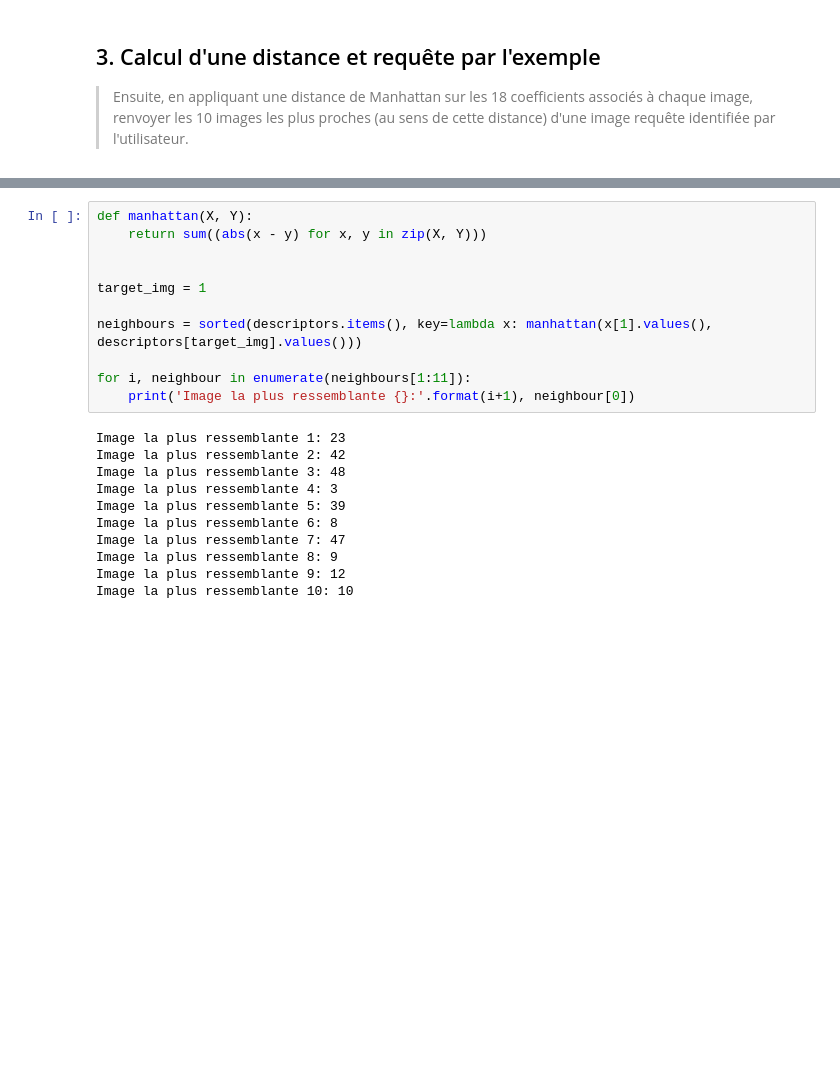
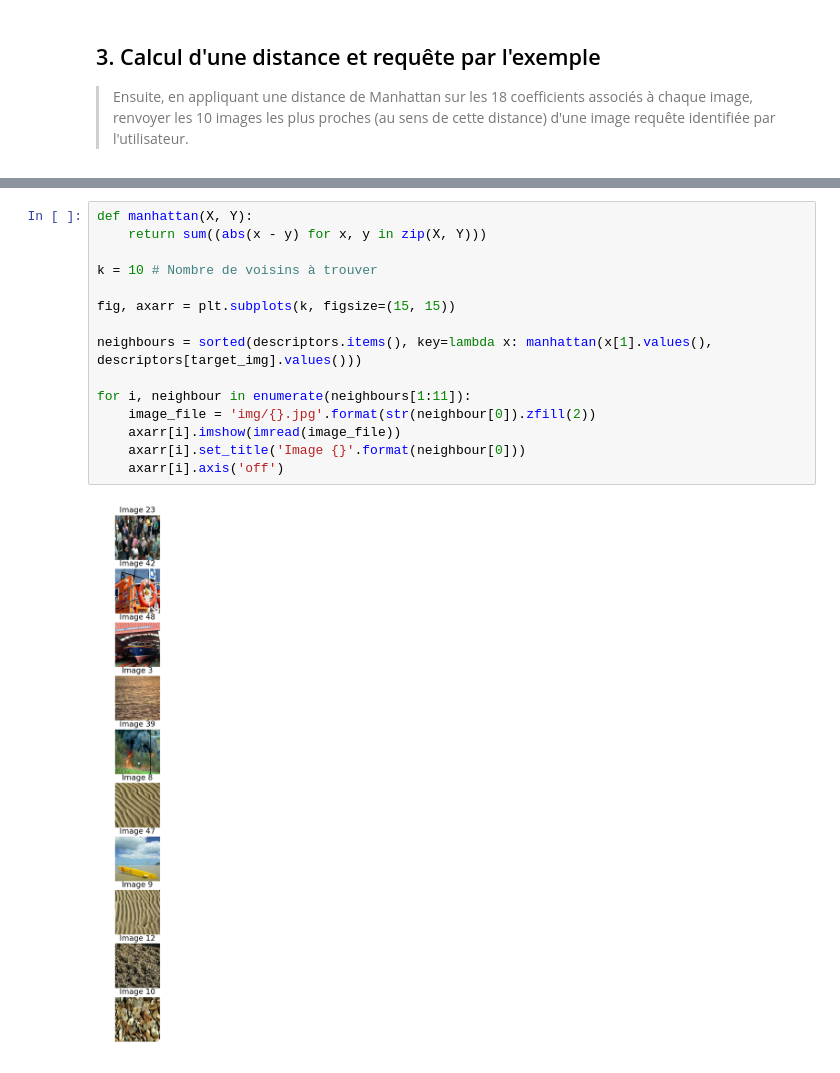
Before and after one commit to MaxHalford/image-analysis-m2sid, a Jupyter notebook: image/tp2.ipynb, the cells around one changed output, grey strips where cells are left out. Saved outputs shown, nothing was run; the diff lists cells and outputs as text; blank space fills up the shorter version.

```diff
--- a/image/tp2.ipynb
+++ b/image/tp2.ipynb
@@ -97,22 +103,17 @@ print('{0:.2f} secondes par image'.format((fin - debut) / len(descriptors)))
 # %%
 def manhattan(X, Y):
     return sum((abs(x - y) for x, y in zip(X, Y)))
 
+k = 10 # Nombre de voisins à trouver
 
-target_img = 1
+fig, axarr = plt.subplots(k, figsize=(15, 15))
 
 neighbours = sorted(descriptors.items(), key=lambda x: manhattan(x[1].values(), descriptors[target_img].values()))
 
 for i, neighbour in enumerate(neighbours[1:11]):
-    print('Image la plus ressemblante {}:'.format(i+1), neighbour[0])
+    image_file = 'img/{}.jpg'.format(str(neighbour[0]).zfill(2))
+    axarr[i].imshow(imread(image_file))
+    axarr[i].set_title('Image {}'.format(neighbour[0]))
+    axarr[i].axis('off')
 # %% [output]
-Image la plus ressemblante 1: 23
-Image la plus ressemblante 2: 42
-Image la plus ressemblante 3: 48
-Image la plus ressemblante 4: 3
-Image la plus ressemblante 5: 39
-Image la plus ressemblante 6: 8
-Image la plus ressemblante 7: 47
-Image la plus ressemblante 8: 9
-Image la plus ressemblante 9: 12
-Image la plus ressemblante 10: 10
+[figure, added]
```
Also changed, not shown: parts of 2 cells of this notebook, 2 other files.
